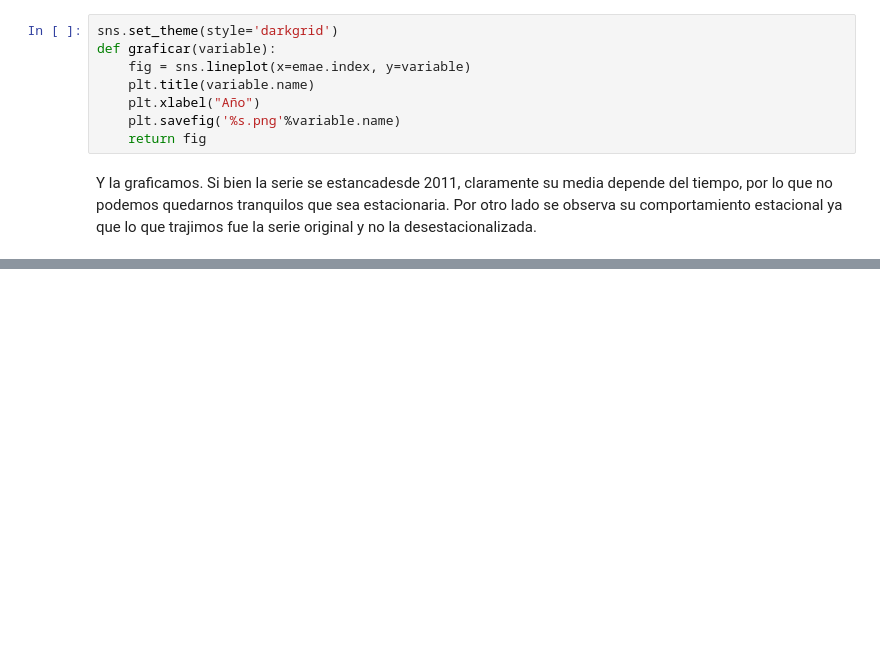
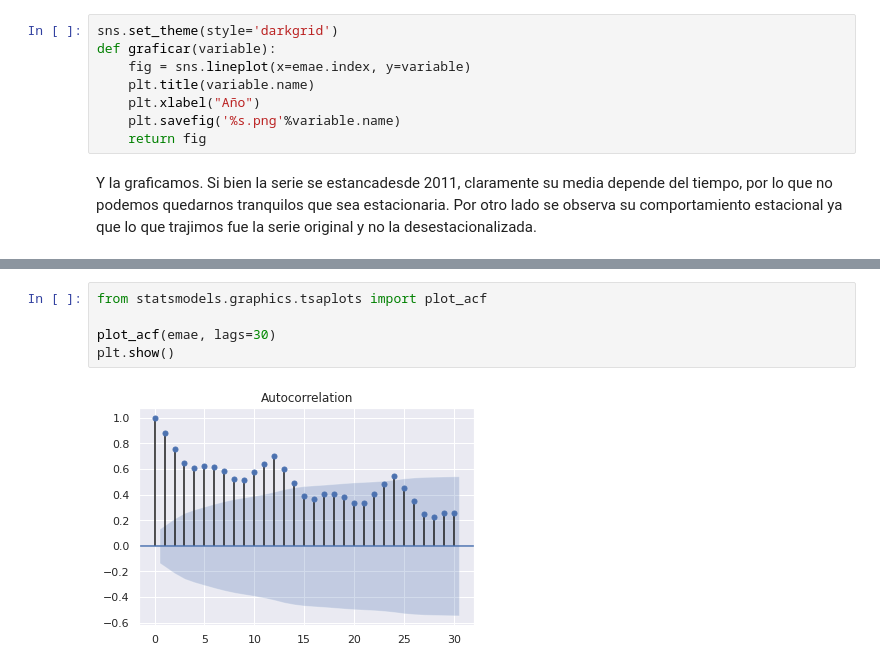
Before and after one commit to LCaravaggio/ClaseTimeSeries, a Jupyter notebook: Ejercicio1.ipynb, the cells around one changed output, grey strips where cells are left out. Drawn from its saved outputs; the diff is of its cells as text; blank space fills up the shorter version.

```diff
--- a/Ejercicio1.ipynb
+++ b/Ejercicio1.ipynb
@@ -57,0 +59,7 @@ graficar(emae)
+# %%
+from statsmodels.graphics.tsaplots import plot_acf
+
+plot_acf(emae, lags=30)
+plt.show()
+# %% [output]
+[figure, added]
```
Also changed, not shown: parts of 3 cells of this notebook.
